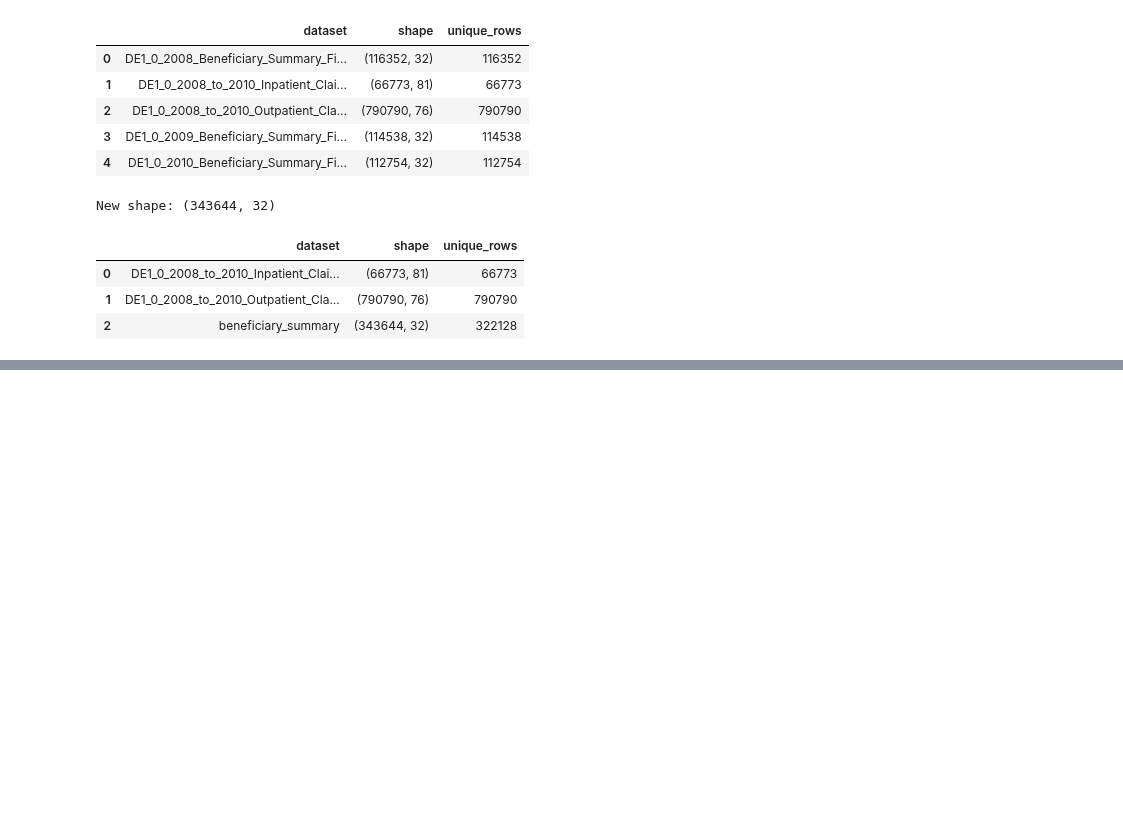
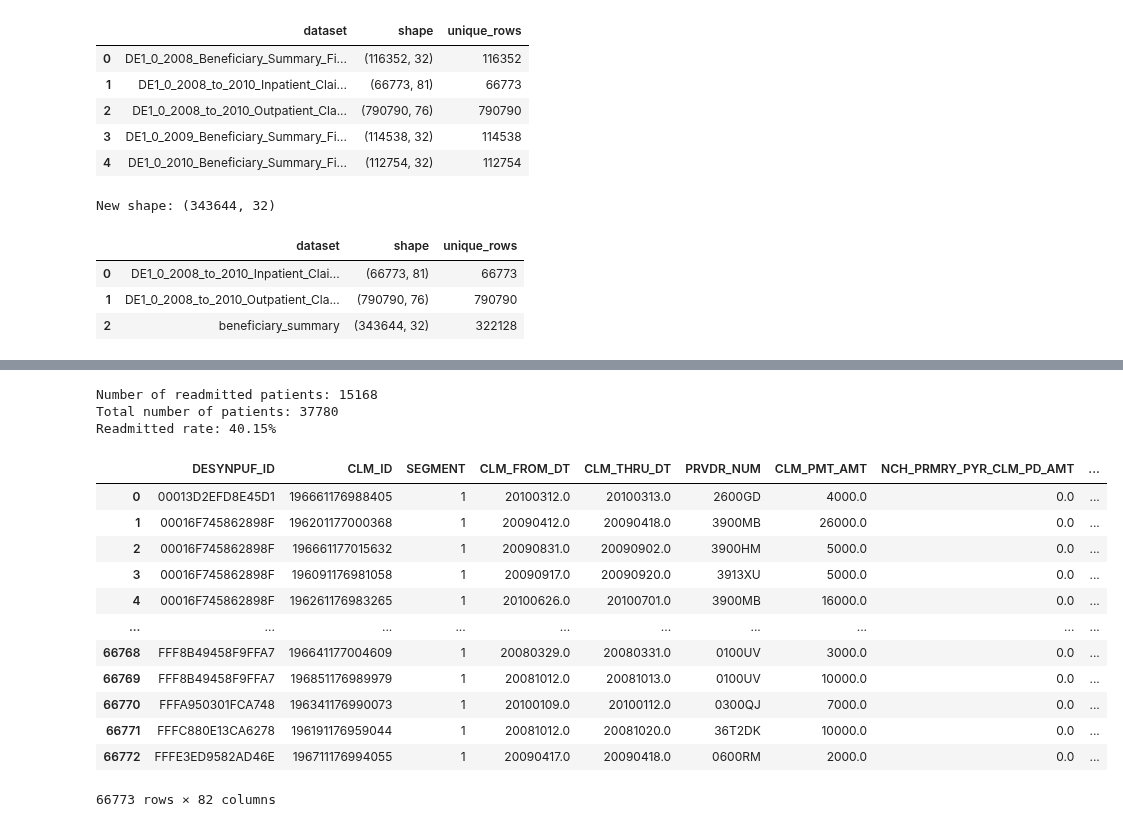
Before and after one commit to stephaniebie/hospital-readmissions, a Jupyter notebook: notebooks/eda.ipynb, the cells around one changed output, grey strips where cells are left out. Drawn from its saved outputs; the diff is of its cells as text; code cells hidden in the pictures; blank space fills up the shorter version.

```diff
--- a/notebooks/eda.ipynb
+++ b/notebooks/eda.ipynb
@@ -132,3 +162,10 @@ for name,df in datasets.items():
             )
             Path(f"plots/{name}").mkdir(parents=True, exist_ok=True)
             fig.write_html(f"plots/{name}/{col}.html")
+# %%
+def parse_dt(d, in_days=False):
+    """Parse date"""
+    t = datetime.strptime(str(d), "%Y%m%d").timestamp()
+    if in_days:
+        return t/86400
+    return t
@@ -134,0 +209,29 @@ for name,df in datasets.items():
+# %%
+# Assume readmission as num times a patient appears in dataset
+multistay_patients = list(stays_per_patient[stays_per_patient > 1].index)
+
+print(f"Number of readmitted patients: {len(multistay_patients)}")
+print(f"Total number of patients: {len(stays_per_patient)}")
+print(f"Readmitted rate: {len(multistay_patients) / len(stays_per_patient) * 100:.2f}%")
+# %% [output]
+Number of readmitted patients: 15168
+Total number of patients: 37780
+Readmitted rate: 40.15%
+# %%
+# Calculate length of stay
+inpatient_df["hospital_stay"] = inpatient_df["NCH_BENE_DSCHRG_DT"].apply(parse_dt, in_days=True) - inpatient_df["CLM_ADMSN_DT"].apply(parse_dt, in_days=True)
+inpatient_df
+# %% [output]
+|  | DESYNPUF_ID | CLM_ID | SEGMENT | CLM_FROM_DT | CLM_THRU_DT | PRVDR_NUM | CLM_PMT_AMT | NCH_PRMRY_PYR_CLM_PD_AMT | ... |
+| 0 | 00013D2EFD8E45D1 | 196661176988405 | 1 | 20100312.0 | 20100313.0 | 2600GD | 4000.0 | 0.0 | ... |
+| 1 | 00016F745862898F | 196201177000368 | 1 | 20090412.0 | 20090418.0 | 3900MB | 26000.0 | 0.0 | ... |
+| 2 | 00016F745862898F | 196661177015632 | 1 | 20090831.0 | 20090902.0 | 3900HM | 5000.0 | 0.0 | ... |
+| 3 | 00016F745862898F | 196091176981058 | 1 | 20090917.0 | 20090920.0 | 3913XU | 5000.0 | 0.0 | ... |
+| 4 | 00016F745862898F | 196261176983265 | 1 | 20100626.0 | 20100701.0 | 3900MB | 16000.0 | 0.0 | ... |
+| ... | ... | ... | ... | ... | ... | ... | ... | ... | ... |
+| 66768 | FFF8B49458F9FFA7 | 196641177004609 | 1 | 20080329.0 | 20080331.0 | 0100UV | 3000.0 | 0.0 | ... |
+| 66769 | FFF8B49458F9FFA7 | 196851176989979 | 1 | 20081012.0 | 20081013.0 | 0100UV | 10000.0 | 0.0 | ... |
+| 66770 | FFFA950301FCA748 | 196341176990073 | 1 | 20100109.0 | 20100112.0 | 0300QJ | 7000.0 | 0.0 | ... |
+| 66771 | FFFC880E13CA6278 | 196191176959044 | 1 | 20081012.0 | 20081020.0 | 36T2DK | 10000.0 | 0.0 | ... |
+| 66772 | FFFE3ED9582AD46E | 196711176994055 | 1 | 20090417.0 | 20090418.0 | 0600RM | 2000.0 | 0.0 | ... |
+66773 rows × 82 columns
```
Also changed, not shown: parts of 7 cells of this notebook, 4 other files.
